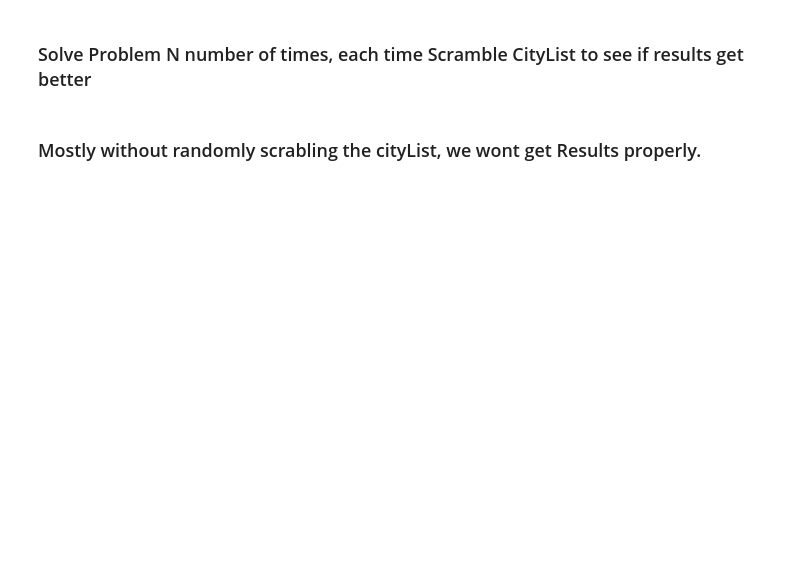
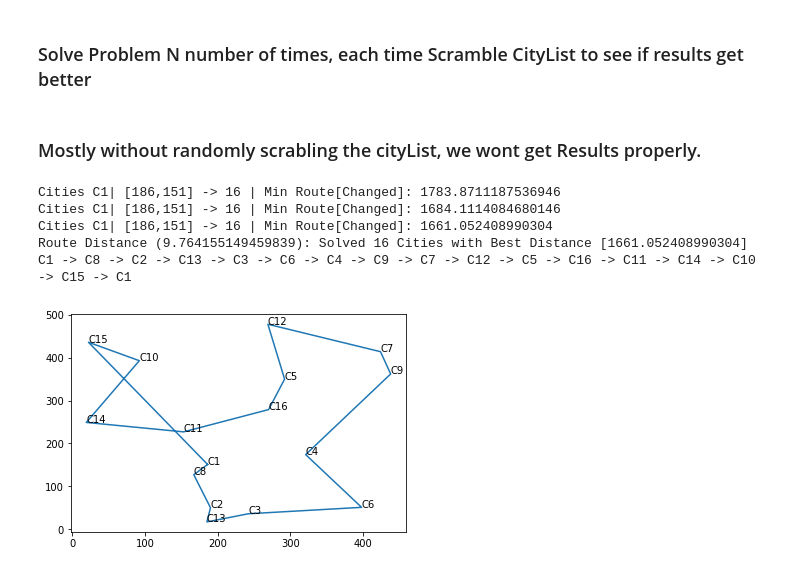
Before and after one commit to amitkshirsagar13/pydata, a Jupyter notebook: travelling.ipynb, the cells around one changed output. Saved outputs shown, nothing was run; the diff lists cells and outputs as text; code cells hidden in the pictures; blank space fills up the shorter version.

```diff
--- a/travelling.ipynb
+++ b/travelling.ipynb
@@ -167,20 +170,27 @@ def solveMultipleTimes(citySet, printChange):
 # %% [markdown]
 ### Mostly without randomly scrabling the cityList, we wont get Results properly.
 # %%
-citySet = getCitySet(15)
+citySet = getCitySet(16)
 cachedSol = {}
 cachedDist = {}
 linkDistance = {}
 lookupCache = True
 printChange = True
 
 c1 = citySet[0]
 sCityList = citySet.copy()
 sCityList.remove(c1)
 start = time.time()
 routeDistance, route = solveDistance(c1, sCityList, len(citySet), lookupCache, printChange)
 end = time.time()
 printSolution(end-start, route, routeDistance, c1)
+# %% [output]
+Cities C1| [186,151] -> 16 | Min Route[Changed]: 1783.8711187536946
+Cities C1| [186,151] -> 16 | Min Route[Changed]: 1684.1114084680146
+Cities C1| [186,151] -> 16 | Min Route[Changed]: 1661.052408990304
+Route Distance (9.764155149459839): Solved 16 Cities with Best Distance [1661.052408990304]
+C1 -> C8 -> C2 -> C13 -> C3 -> C6 -> C4 -> C9 -> C7 -> C12 -> C5 -> C16 -> C11 -> C14 -> C10 -> C15 -> C1
+[figure, added]
 # %%
 # citySet = getCitySet(16)
 printChange = False
```
Also changed, not shown: parts of 2 cells of this notebook.
